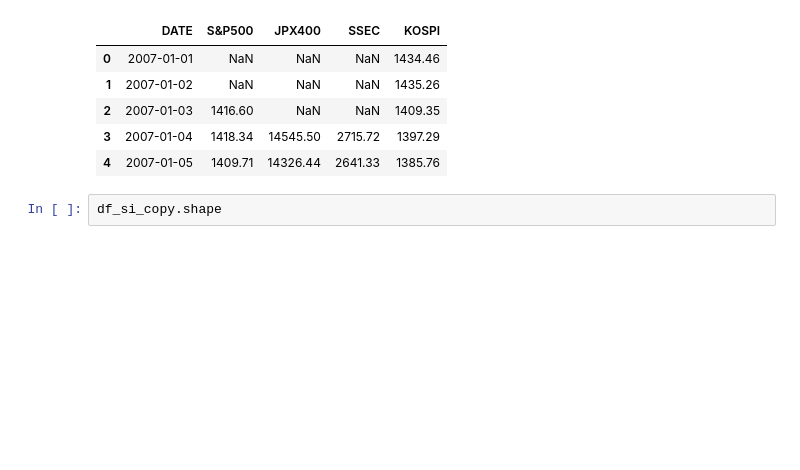
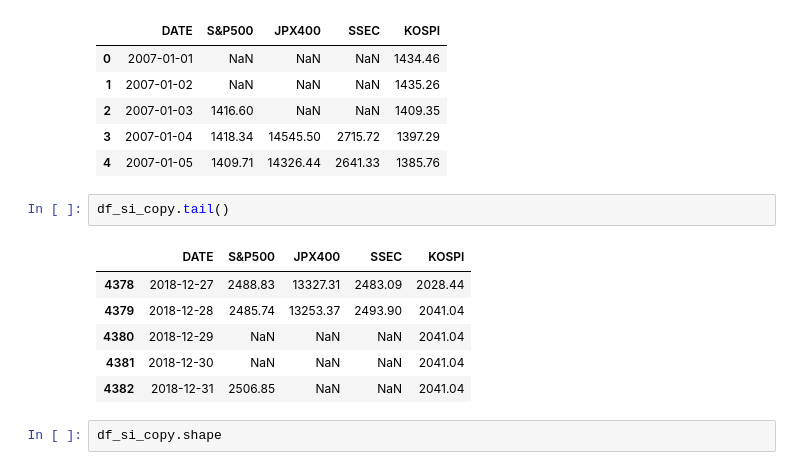
Before and after one commit to NohJeongKim/dacon-kospi, a Jupyter notebook: kospi.ipynb, the cells around one changed output. Saved outputs shown, nothing was run; the diff lists cells and outputs as text; blank space fills up the shorter version.

```diff
--- a/kospi.ipynb
+++ b/kospi.ipynb
@@ -1348,6 +1365,15 @@ df_si_copy.head()
 | 2 | 2007-01-03 | 1416.60 | NaN | NaN | 1409.35 |
 | 3 | 2007-01-04 | 1418.34 | 14545.50 | 2715.72 | 1397.29 |
 | 4 | 2007-01-05 | 1409.71 | 14326.44 | 2641.33 | 1385.76 |
+# %%
+df_si_copy.tail()
+# %% [output]
+|  | DATE | S&P500 | JPX400 | SSEC | KOSPI |
+| 4378 | 2018-12-27 | 2488.83 | 13327.31 | 2483.09 | 2028.44 |
+| 4379 | 2018-12-28 | 2485.74 | 13253.37 | 2493.90 | 2041.04 |
+| 4380 | 2018-12-29 | NaN | NaN | NaN | 2041.04 |
+| 4381 | 2018-12-30 | NaN | NaN | NaN | 2041.04 |
+| 4382 | 2018-12-31 | 2506.85 | NaN | NaN | 2041.04 |
 # %%
 df_si_copy.shape
 # %% [output]
```
Also changed, not shown: parts of 14 cells of this notebook, 4 other files.
